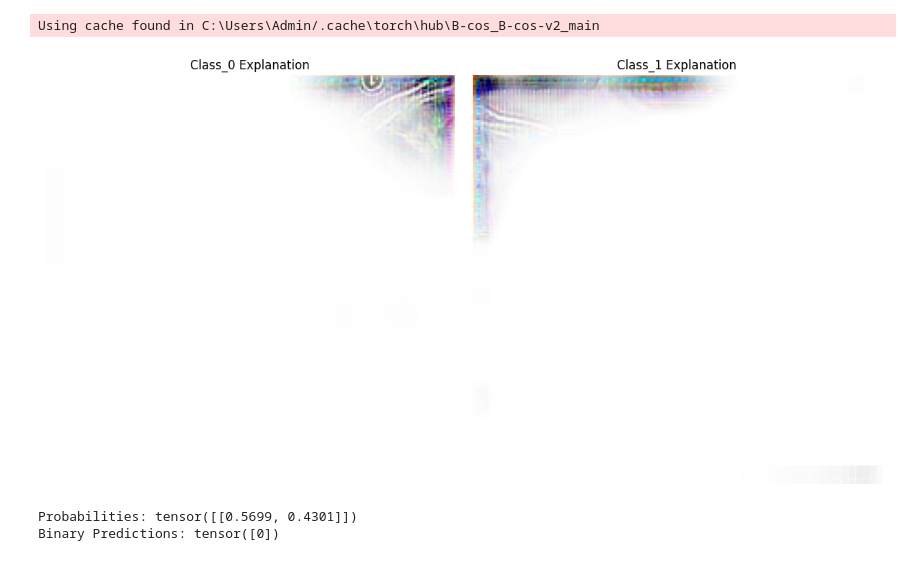
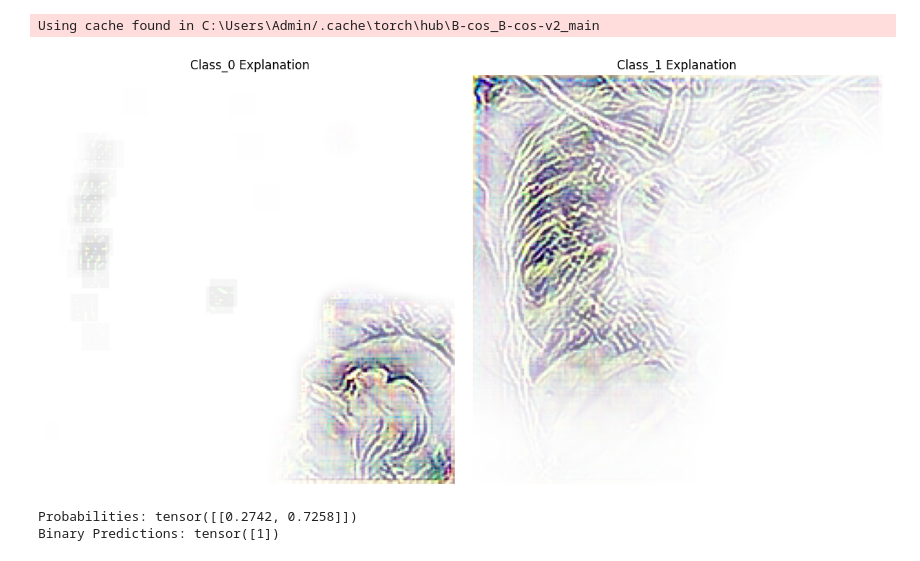
Before and after one commit to mkleinma/Master-Thesis-Medical, a Jupyter notebook: Multi-Classification/training/ImplementationOfMultiLabelExplanations.ipynb, the cells around one changed output. Drawn from its saved outputs; the diff is of its cells as text; code cells hidden in the pictures.

```diff
--- a/Multi-Classification/training/ImplementationOfMultiLabelExplanations.ipynb
+++ b/Multi-Classification/training/ImplementationOfMultiLabelExplanations.ipynb
@@ -20,7 +20,7 @@ from bcos.common import BcosUtilMixin
 from bcos.models.resnet import BcosResNet, Bottleneck
 
 from torchvision.models.resnet import ResNet
-
+''
 model_path_better = r"C:\Users\Admin\Documents\MasterThesis\results\ResNet50_BCos\light_oversamp_nonorm\seed_0\pneumonia_detection_model_resnet_bcos_bestf1_1.pth"
 
 class CustomBcosMixin:
@@ -208,36 +208,36 @@ custom_wrapper = CustomModelWrapper(pretrained_model)
 
 # Load your image
 
-image_path = r"C:\Users\Admin\Documents\rsna-pneumonia-detection-challenge\stage_2_train_images\014b7b58-f641-4477-8bbc-ae6f337745d6.dcm"
+image_path = r"C:\Users\Admin\Documents\rsna-pneumonia-detection-challenge\stage_2_train_images\02475a31-ed48-4ff3-b401-5d74694bff8d.dcm"
 dicom = pydicom.dcmread(image_path)
 image = dicom.pixel_array
 image = Image.fromarray(image).convert("RGB")
 tensor_image = TF.to_tensor(image)
 numpy_image = (tensor_image.permute(1, 2, 0).cpu().numpy() * 255).astype(np.uint8)
 pil_image = Image.fromarray(numpy_image)
 
 transformed_image = pretrained_model.transform(pil_image)
 transformed_image = transformed_image[None]
 
 expl = custom_wrapper.explain(in_tensor=transformed_image, explain_all_classes=True)
 explanations = expl["explanations"]
 
 # Create a figure with subplots for each class
 fig, axes = plt.subplots(1, len(explanations), figsize=(12, 6))
 
 # Loop through each class and plot its explanation
 for idx, (class_name, explanation) in enumerate(explanations.items()):
     ax = axes[idx]
     im = ax.imshow(explanation, cmap='viridis')  # Use a colormap like 'viridis'
     ax.set_title(f"{class_name.capitalize()} Explanation")
     ax.axis('off')
 plt.tight_layout()
 plt.show()
 
 print("Probabilities:", expl["probabilities"])
 print("Binary Predictions:", expl["binary_predictions"])
 # %% [output]
 Using cache found in C:\Users\Admin/.cache\torch\hub\B-cos_B-cos-v2_main
-[figure, old version]
+[figure, new version]
-Probabilities: tensor([[0.5699, 0.4301]])
-Binary Predictions: tensor([0])
+Probabilities: tensor([[0.2742, 0.7258]])
+Binary Predictions: tensor([1])
```
Also changed, not shown: 13 other files.
